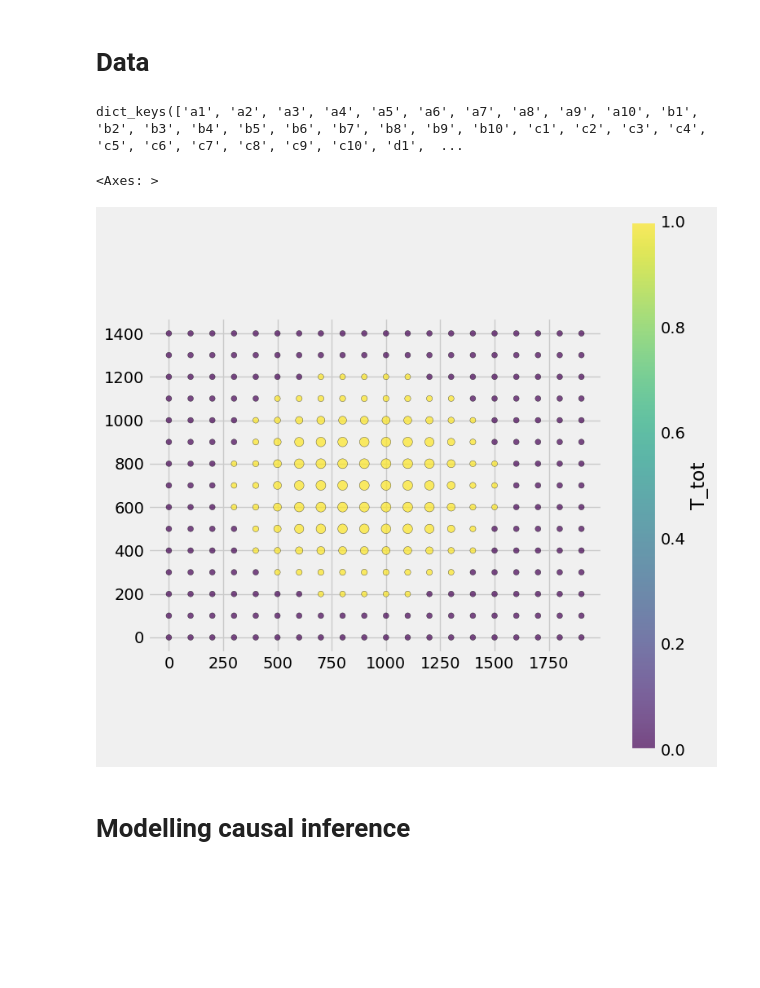
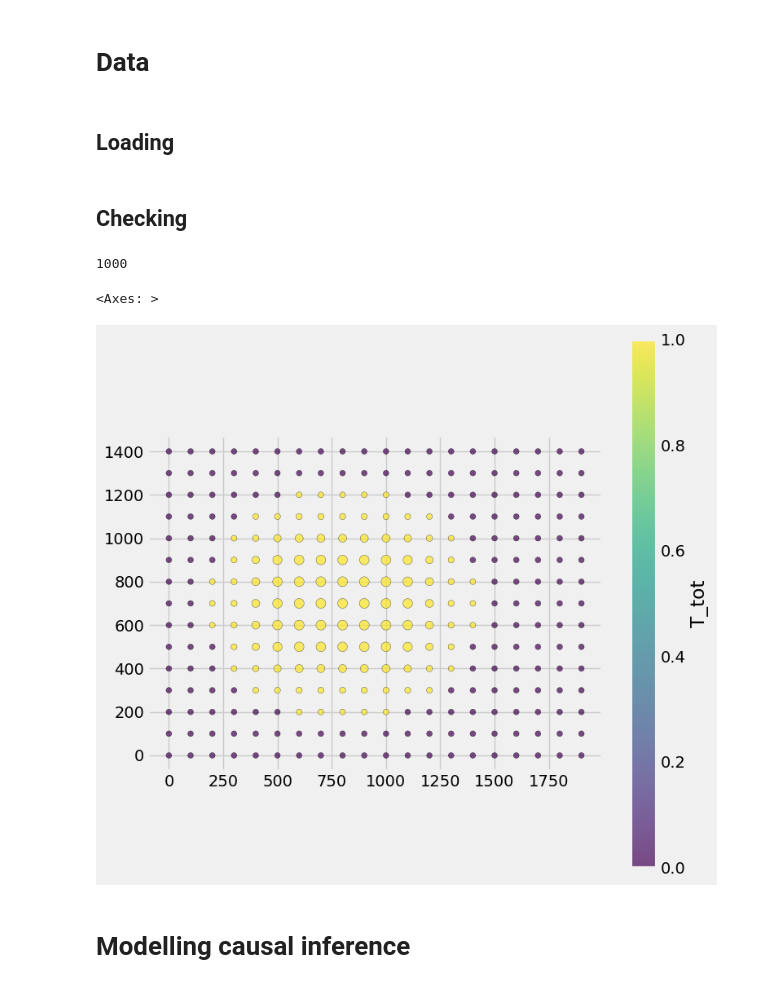
Before and after one commit to Andrew10MAIN/causal_ML_with_spilovers_of_treatment, a Jupyter notebook: 04_testing_models_on_simulated_data/multiple_df_pipeline.ipynb, the cells around one changed output. Drawn from its saved outputs; the diff is of its cells as text; code cells hidden in the pictures; blank space fills up the shorter version.

```diff
--- a/04_testing_models_on_simulated_data/multiple_df_pipeline.ipynb
+++ b/04_testing_models_on_simulated_data/multiple_df_pipeline.ipynb
@@ -126,4 +25,7 @@ dict_of_combs = {
+# %% [markdown]
+## Loading
 # %%
+dict_of_combs = generate_dict_of_combs(base_pairs, third_values)
 connection_link_var = repo_path_r_string + r'\03_simulated_data\simulated_data_effect_size.sqlite'
 dict_of_gdfs = {}
 for i in dict_of_combs:
@@ -139,19 +41,20 @@ for i in dict_of_combs:
                 )
 
         dict_of_gdfs[i] = gdf
-# %%
-dict_of_gdfs.keys()
-# %% [output]
-dict_keys(['a1', 'a2', 'a3', 'a4', 'a5', 'a6', 'a7', 'a8', 'a9', 'a10', 'b1', 'b2', 'b3', 'b4', 'b5', 'b6', 'b7', 'b8', 'b9', 'b10', 'c1', 'c2', 'c3', 'c4', 'c5', 'c6', 'c7', 'c8', 'c9', 'c10', 'd1',  ...
+# %% [markdown]
+## Checking
+# %%
+len(dict_of_gdfs.keys())
+# %% [output]
+1000
 # %%
-
-temp_gdf = dict_of_gdfs['b4'].copy()
+temp_gdf = dict_of_gdfs[list(dict_of_gdfs.keys())[0]].copy()
 temp_gdf['spill2'] = temp_gdf['spill'] + 0.5
 plot_gdf_points(temp_gdf, size_col='spill2',
     color_col='T_tot')
 # %% [output]
 <Axes: >
-[figure, old version]
+[figure, new version]
 # %% [markdown]
 # Modelling causal inference
 # %%
```
Also changed, not shown: parts of 34 cells of this notebook, 20 other files.
